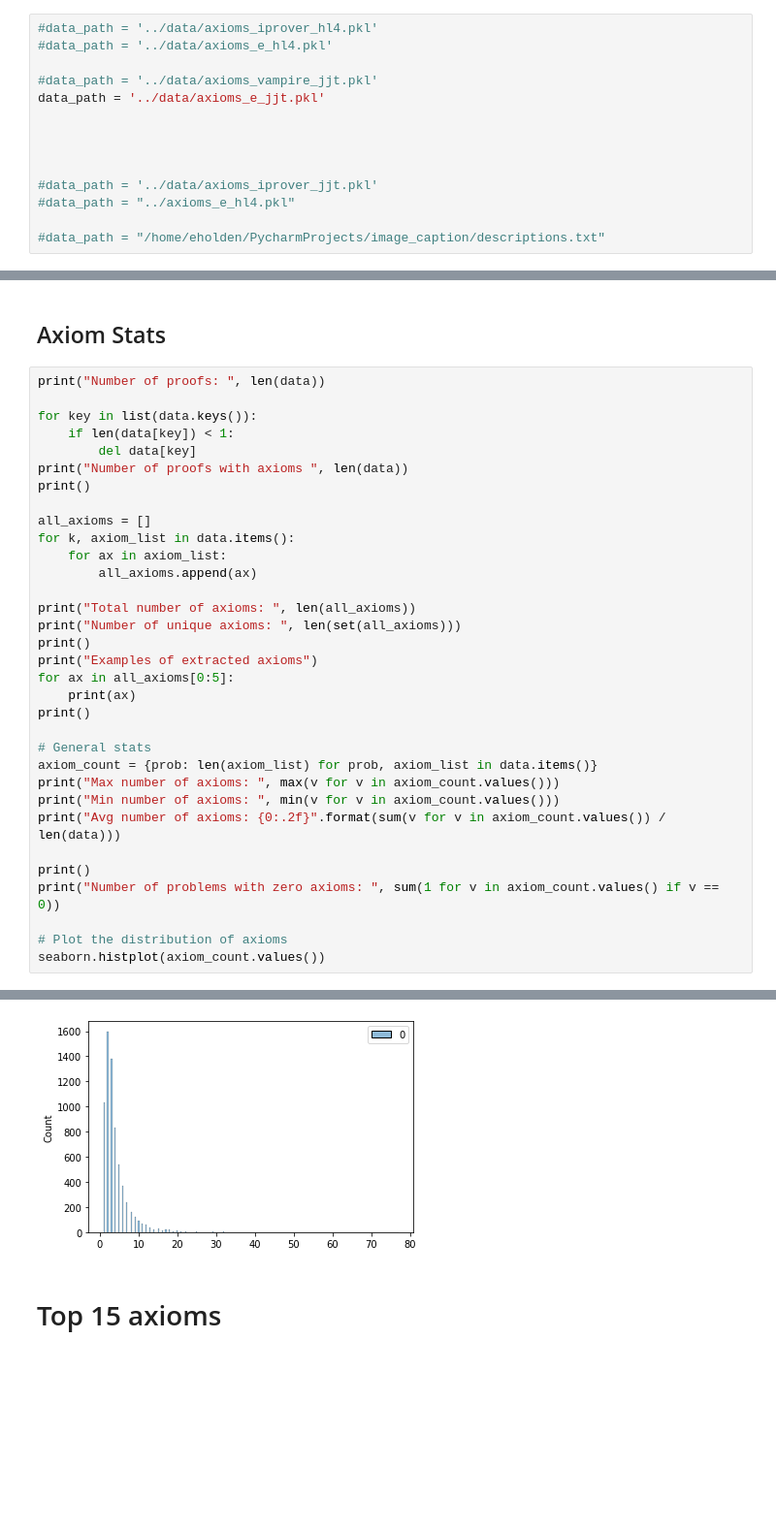
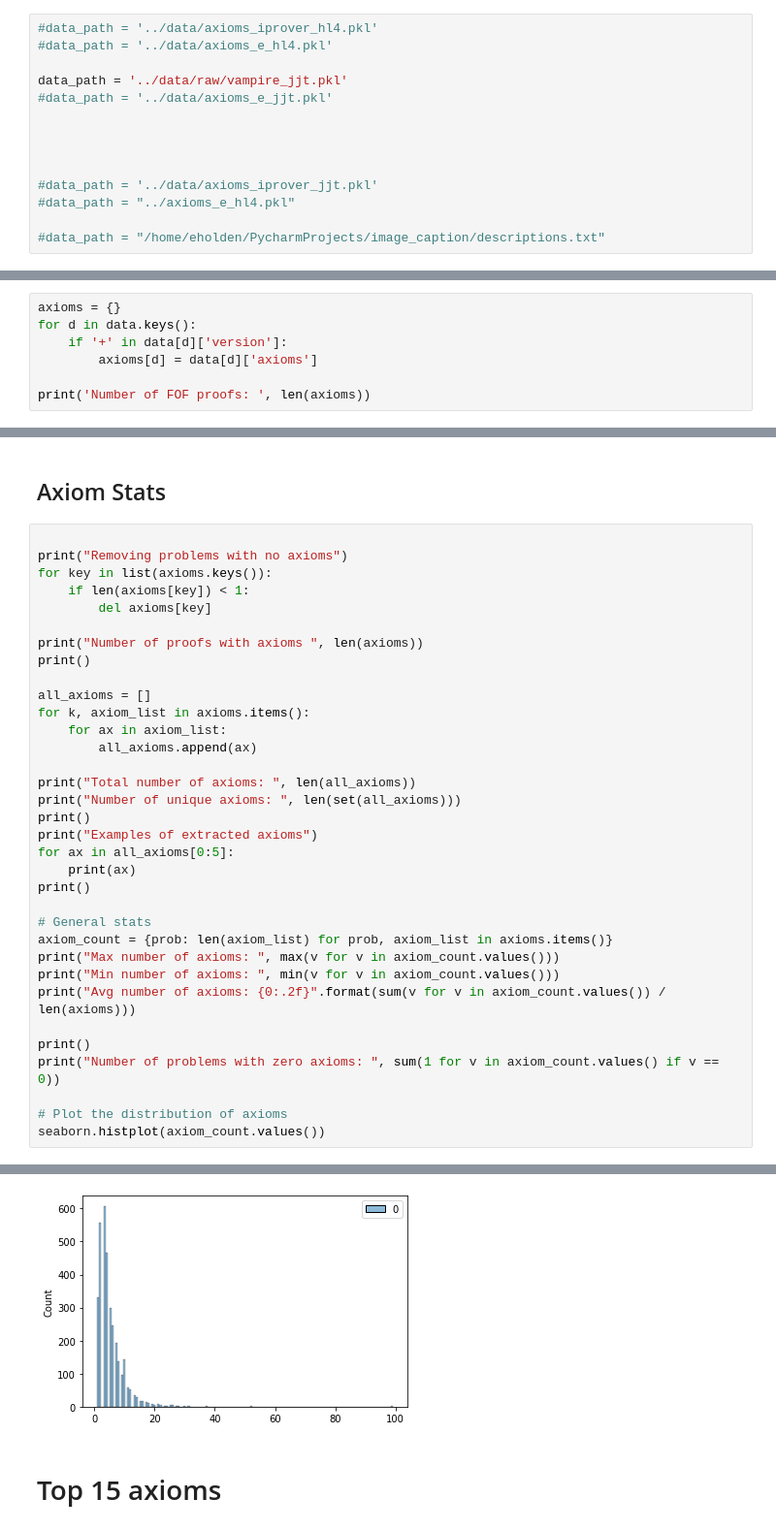
Before and after one commit to EdvardHolden/axiom_caption, a Jupyter notebook: notebooks/EDA.ipynb, the cells around one changed output, grey strips where cells are left out. Shown at 97% size. Cells and saved outputs as stored; diff of their text form; blank space fills up the shorter version.

```diff
--- a/notebooks/EDA.ipynb
+++ b/notebooks/EDA.ipynb
@@ -24,8 +24,8 @@ axioms_e_jjt.pkl  axioms_iprover_jjt.pkl
 #data_path = '../data/axioms_iprover_hl4.pkl'
 #data_path = '../data/axioms_e_hl4.pkl'
 
-#data_path = '../data/axioms_vampire_jjt.pkl'
-data_path = '../data/axioms_e_jjt.pkl'
+data_path = '../data/raw/vampire_jjt.pkl'
+#data_path = '../data/axioms_e_jjt.pkl'
 
 
 
@@ -72,0 +55,7 @@ data
+# %%
+axioms = {}
+for d in data.keys():
+    if '+' in data[d]['version']:
+        axioms[d] = data[d]['axioms']
+
+print('Number of FOF proofs: ', len(axioms))
@@ -73,16 +64,17 @@ data
 # %% [markdown]
 ## Axiom Stats
 # %%
-print("Number of proofs: ", len(data))
 
-for key in list(data.keys()):
-    if len(data[key]) < 1:
-        del data[key]
-print("Number of proofs with axioms ", len(data))
+print("Removing problems with no axioms")
+for key in list(axioms.keys()):
+    if len(axioms[key]) < 1:
+        del axioms[key]
+
+print("Number of proofs with axioms ", len(axioms))
 print()
 
 all_axioms = []
-for k, axiom_list in data.items():
+for k, axiom_list in axioms.items():
     for ax in axiom_list:
         all_axioms.append(ax)
 
@@ -95,10 +87,10 @@ for ax in all_axioms[0:5]:
 print()
 
 # General stats
-axiom_count = {prob: len(axiom_list) for prob, axiom_list in data.items()}
+axiom_count = {prob: len(axiom_list) for prob, axiom_list in axioms.items()}
 print("Max number of axioms: ", max(v for v in axiom_count.values()))
 print("Min number of axioms: ", min(v for v in axiom_count.values()))
-print("Avg number of axioms: {0:.2f}".format(sum(v for v in axiom_count.values()) / len(data)))
+print("Avg number of axioms: {0:.2f}".format(sum(v for v in axiom_count.values()) / len(axioms)))
 
 print()
 print("Number of problems with zero axioms: ", sum(1 for v in axiom_count.values() if v == 0))
@@ -125,7 +117,7 @@ Avg number of axioms: 4.01
 
 Number of problems with zero axioms:  0
 <AxesSubplot:ylabel='Count'>
-[figure, old version]
+[figure, new version]
 # %% [markdown]
 # Top 15 axioms
 # %%
```
Also changed, not shown: parts of 19 cells of this notebook.
